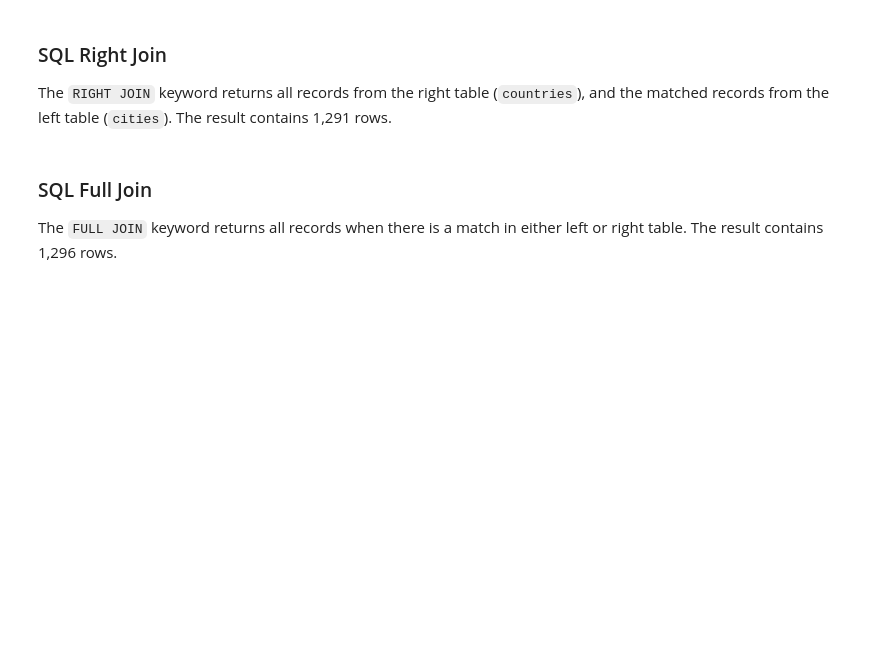
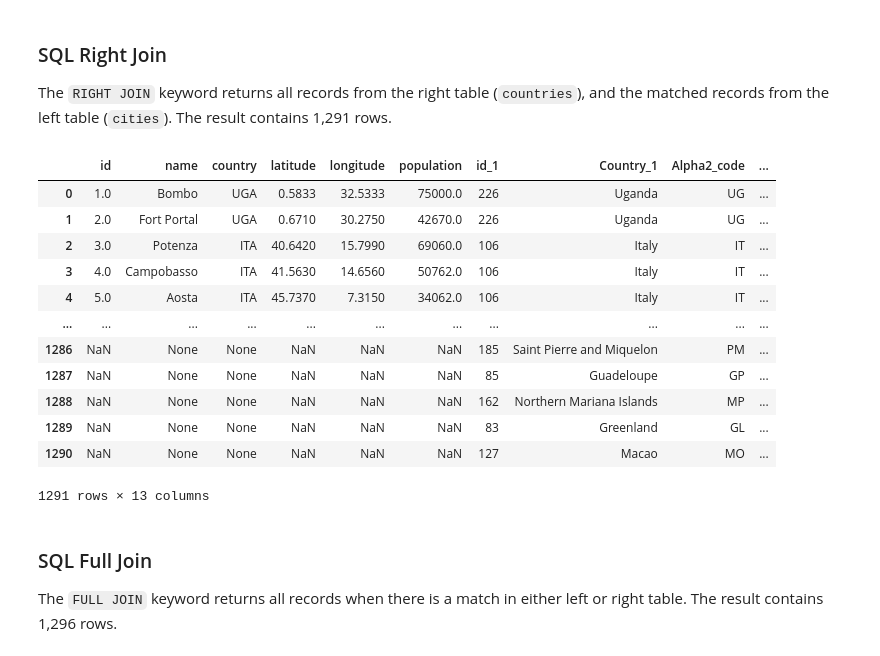
Before and after one commit to JialeiGuo1108/CASA-0025, a Jupyter notebook: notebooks/W02_sql_basics.ipynb, the cells around one changed output. Drawn from its saved outputs; the diff is of its cells as text; code cells hidden in the pictures; blank space fills up the shorter version.

```diff
--- a/notebooks/W02_sql_basics.ipynb
+++ b/notebooks/W02_sql_basics.ipynb
@@ -333,7 +510,24 @@ The `RIGHT JOIN` keyword returns all records from the right table (`countries`),
 # %%
 %%sql
 
-SELECT * FROM cities RIGHT JOIN countries ON cities.country = countries."Alpha3_code";
+SELECT *
+FROM cities
+RIGHT JOIN countries
+ON cities.country = countries."Alpha3_code";
+# %% [output]
+|  | id | name | country | latitude | longitude | population | id_1 | Country_1 | Alpha2_code | ... |
+| 0 | 1.0 | Bombo | UGA | 0.5833 | 32.5333 | 75000.0 | 226 | Uganda | UG | ... |
+| 1 | 2.0 | Fort Portal | UGA | 0.6710 | 30.2750 | 42670.0 | 226 | Uganda | UG | ... |
+| 2 | 3.0 | Potenza | ITA | 40.6420 | 15.7990 | 69060.0 | 106 | Italy | IT | ... |
+| 3 | 4.0 | Campobasso | ITA | 41.5630 | 14.6560 | 50762.0 | 106 | Italy | IT | ... |
+| 4 | 5.0 | Aosta | ITA | 45.7370 | 7.3150 | 34062.0 | 106 | Italy | IT | ... |
+| ... | ... | ... | ... | ... | ... | ... | ... | ... | ... | ... |
+| 1286 | NaN | None | None | NaN | NaN | NaN | 185 | Saint Pierre and Miquelon | PM | ... |
+| 1287 | NaN | None | None | NaN | NaN | NaN | 85 | Guadeloupe | GP | ... |
+| 1288 | NaN | None | None | NaN | NaN | NaN | 162 | Northern Mariana Islands | MP | ... |
+| 1289 | NaN | None | None | NaN | NaN | NaN | 83 | Greenland | GL | ... |
+| 1290 | NaN | None | None | NaN | NaN | NaN | 127 | Macao | MO | ... |
+1291 rows × 13 columns
 # %% [markdown]
 ### SQL Full Join
 
```
Also changed, not shown: parts of 26 cells of this notebook, 2 other files.
